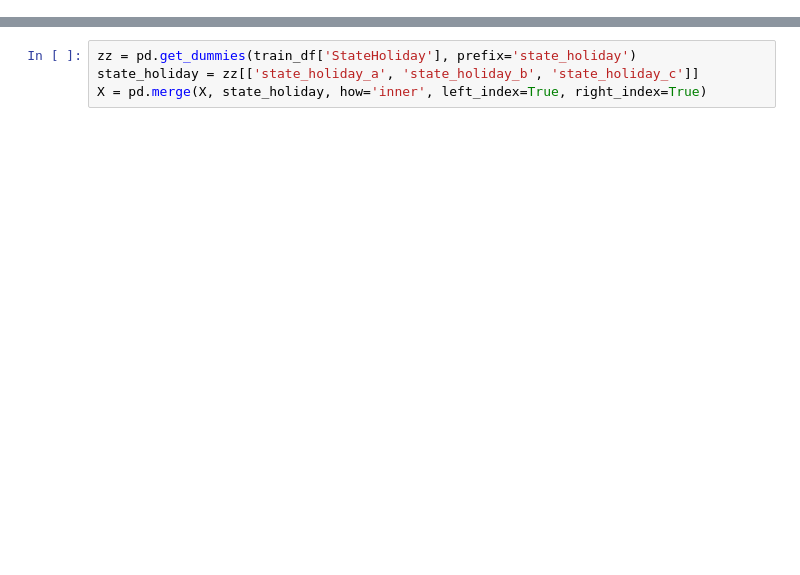
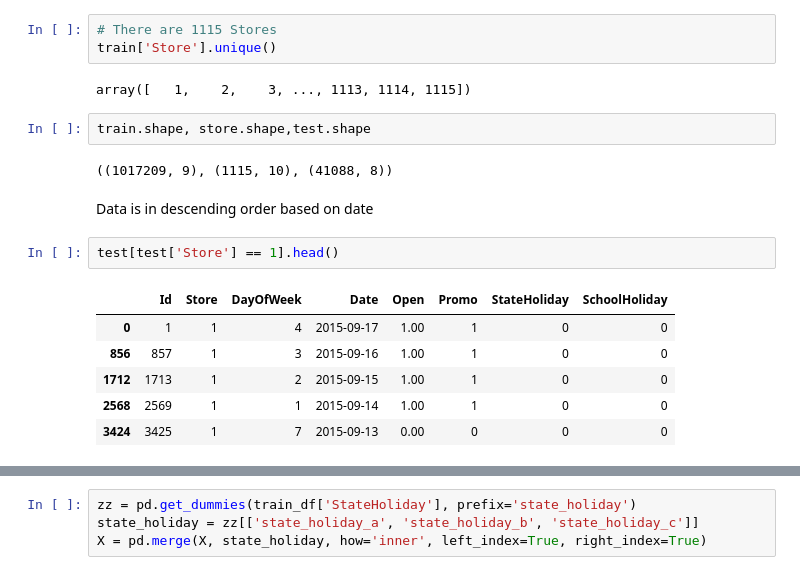
Before and after one commit to manifoldai/merf, a Jupyter notebook: notebooks/Rossman Kaggle Data.ipynb, the cells around one changed output, grey strips where cells are left out. Drawn from its saved outputs; the diff is of its cells as text; blank space fills up the shorter version.

```diff
--- a/notebooks/Rossman Kaggle Data.ipynb
+++ b/notebooks/Rossman Kaggle Data.ipynb
@@ -116,0 +73,20 @@ y = train_df['Sales']
+# %%
+# There are 1115 Stores
+train['Store'].unique()
+# %% [output]
+array([   1,    2,    3, ..., 1113, 1114, 1115])
+# %%
+train.shape, store.shape,test.shape
+# %% [output]
+((1017209, 9), (1115, 10), (41088, 8))
+# %% [markdown]
+Data is in descending order based on date
+# %%
+test[test['Store'] == 1].head()
+# %% [output]
+|  | Id | Store | DayOfWeek | Date | Open | Promo | StateHoliday | SchoolHoliday |
+| 0 | 1 | 1 | 4 | 2015-09-17 | 1.00 | 1 | 0 | 0 |
+| 856 | 857 | 1 | 3 | 2015-09-16 | 1.00 | 1 | 0 | 0 |
+| 1712 | 1713 | 1 | 2 | 2015-09-15 | 1.00 | 1 | 0 | 0 |
+| 2568 | 2569 | 1 | 1 | 2015-09-14 | 1.00 | 1 | 0 | 0 |
+| 3424 | 3425 | 1 | 7 | 2015-09-13 | 0.00 | 0 | 0 | 0 |
```
Also changed, not shown: parts of 77 cells of this notebook, 1 other file.
